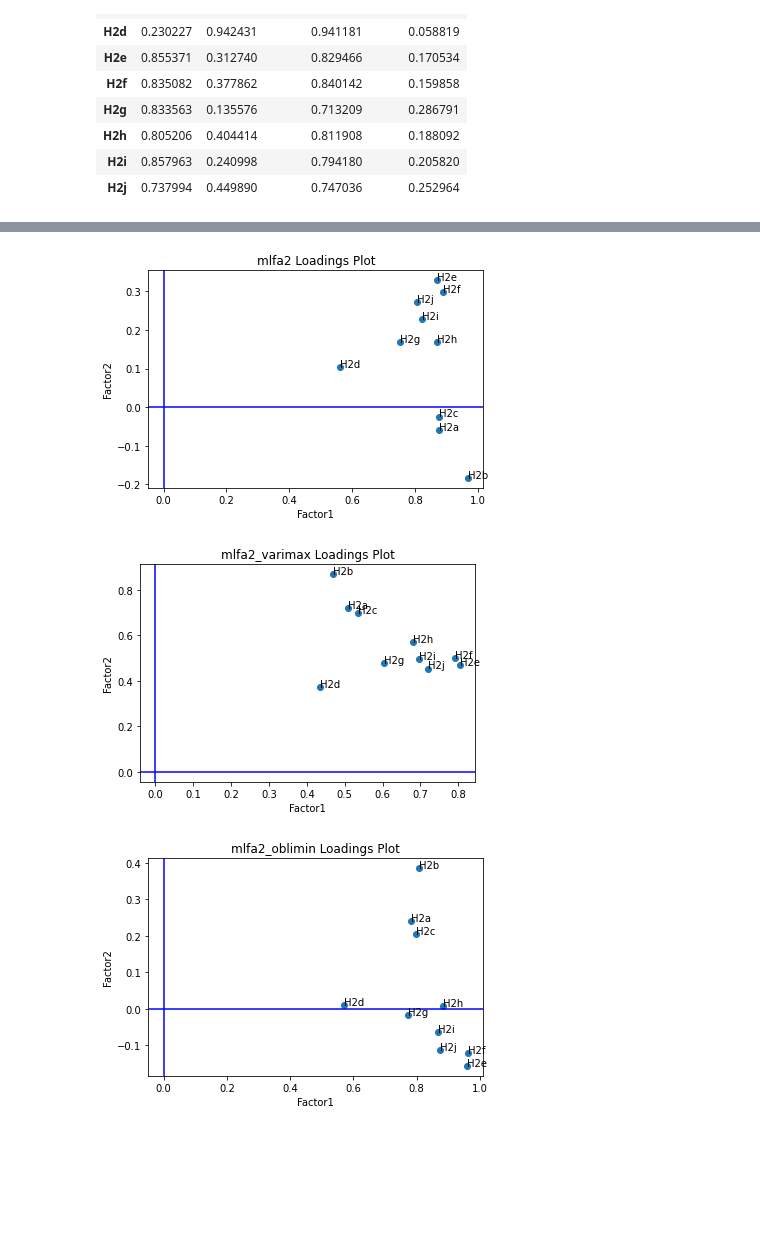
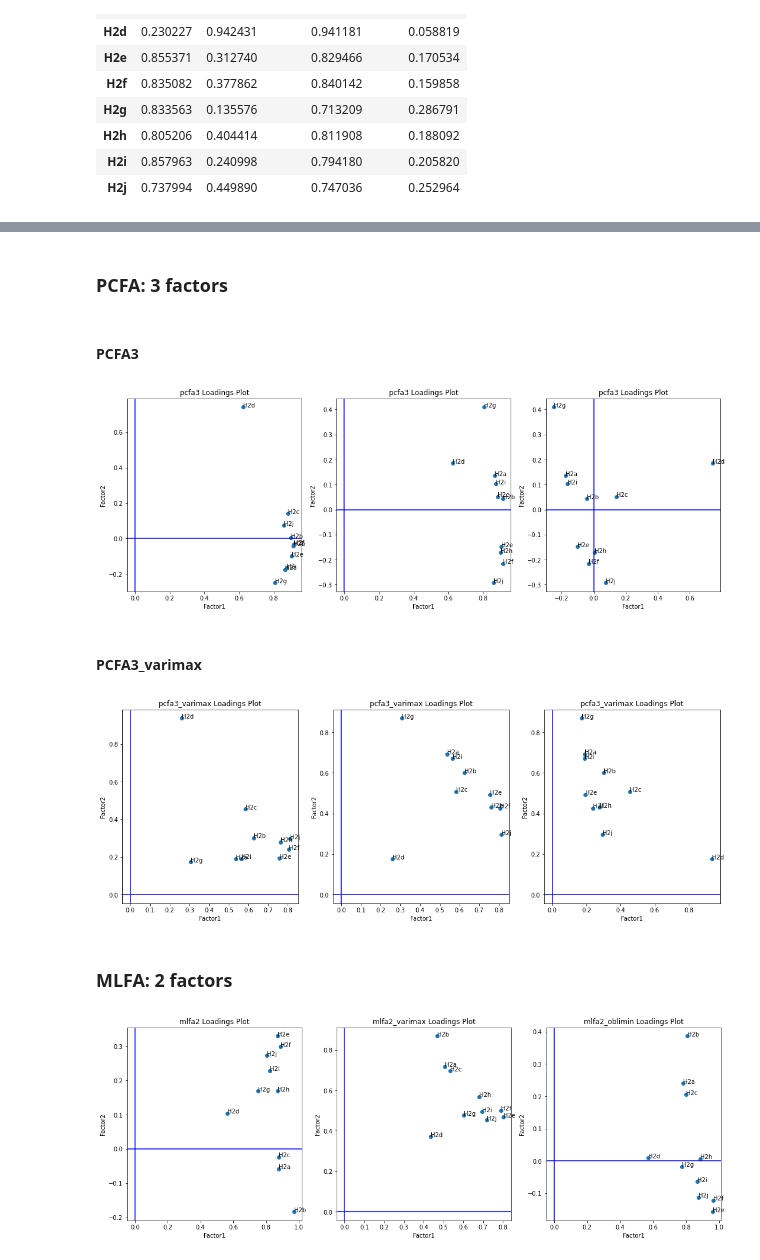
Before and after one commit to lihanwen1017769643/stat4799, a Jupyter notebook: py/4_FA.ipynb, the cells around one changed output, grey strips where cells are left out. Saved outputs shown, nothing was run; the diff lists cells and outputs as text; code cells hidden in the pictures; blank space fills up the shorter version.

```diff
--- a/py/4_FA.ipynb
+++ b/py/4_FA.ipynb
@@ -191,8 +213,38 @@ loadings_plot(pc_result[3][["Factor1", "Factor2"]], f"{pc_label[3]} Loadings Plo
+# %% [markdown]
+### PCFA: 3 factors
+# %% [markdown]
+#### PCFA3
+# %%
+fig, (ax1, ax2, ax3) = plt.subplots(
+    ncols=3, figsize=(18, 6)
+)
+loadings_plot(pc_result[4][["Factor1", "Factor2"]], f"{pc_label[4]} Loadings Plot", ax1)
+loadings_plot(pc_result[4][["Factor1", "Factor3"]], f"{pc_label[4]} Loadings Plot", ax2)
+loadings_plot(pc_result[4][["Factor2", "Factor3"]], f"{pc_label[4]} Loadings Plot", ax3)
+fig.savefig("../fig/fa_pcfa3_loadings.png")
+# %% [output]
+[figure, added]
+# %% [markdown]
+#### PCFA3_varimax
+# %%
+fig, (ax1, ax2, ax3) = plt.subplots(
+    ncols=3, figsize=(18, 6)
+)
+loadings_plot(pc_result[5][["Factor1", "Factor2"]], f"{pc_label[5]} Loadings Plot", ax1)
+loadings_plot(pc_result[5][["Factor1", "Factor3"]], f"{pc_label[5]} Loadings Plot", ax2)
+loadings_plot(pc_result[5][["Factor2", "Factor3"]], f"{pc_label[5]} Loadings Plot", ax3)
+fig.savefig("../fig/fa_pcfa3_varimax_loadings.png")
+# %% [output]
+[figure, added]
+# %% [markdown]
+### MLFA: 2 factors
 # %%
-loadings_plot(ml_result[3][["Factor1", "Factor2"]], f"{ml_label[3]} Loadings Plot")
-loadings_plot(ml_result[4][["Factor1", "Factor2"]], f"{ml_label[4]} Loadings Plot")
-loadings_plot(ml_result[5][["Factor1", "Factor2"]], f"{ml_label[5]} Loadings Plot")
+fig, (ax1, ax2, ax3) = plt.subplots(
+    ncols=3, figsize=(18, 6)
+)
+loadings_plot(ml_result[3][["Factor1", "Factor2"]], f"{ml_label[3]} Loadings Plot", ax1)
+loadings_plot(ml_result[4][["Factor1", "Factor2"]], f"{ml_label[4]} Loadings Plot", ax2)
+loadings_plot(ml_result[5][["Factor1", "Factor2"]], f"{ml_label[5]} Loadings Plot", ax3)
+fig.savefig("../fig/fa_mlfa2_loadings.png")
 # %% [output]
-[figure, old version]
+[figure, new version]
-[figure, removed]
-[figure, removed]
```
Also changed, not shown: parts of 14 cells of this notebook.
